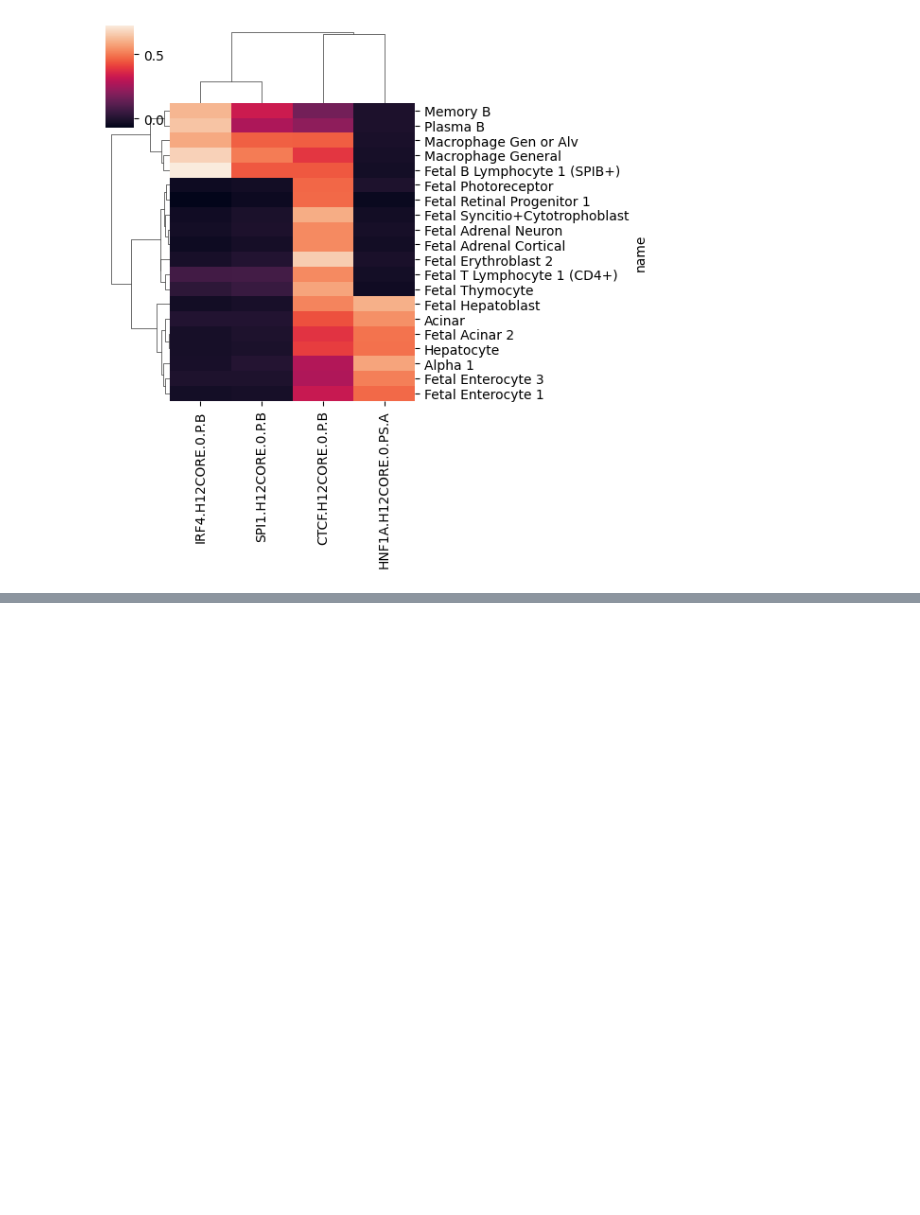
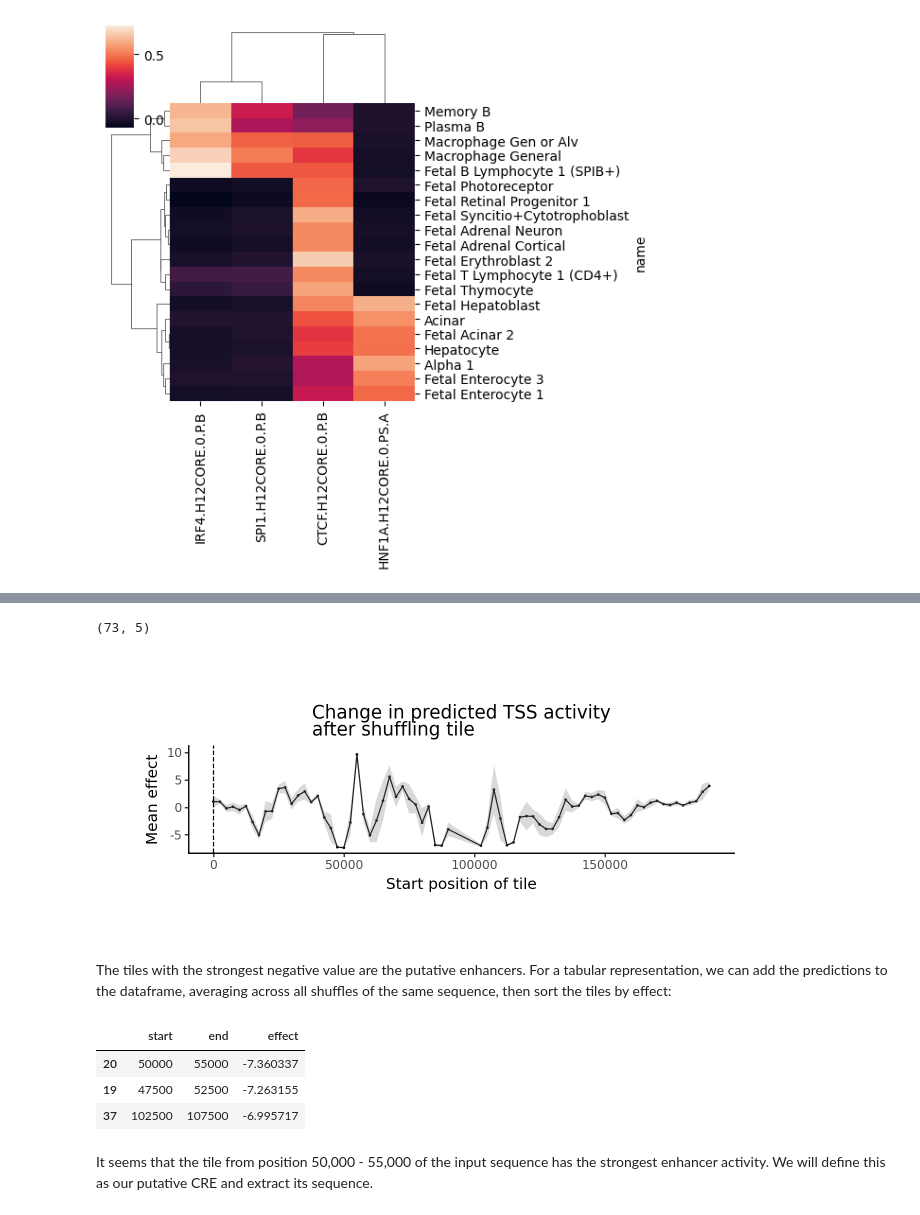
Before and after one commit to Genentech/gReLU, a Jupyter notebook: docs/tutorials/7_simulations.ipynb, the cells around one changed output, grey strips where cells are left out. Cells and saved outputs as stored; diff of their text form; code cells hidden in the pictures; blank space fills up the shorter version.

```diff
--- a/docs/tutorials/7_simulations.ipynb
+++ b/docs/tutorials/7_simulations.ipynb
@@ -167,0 +332,7 @@ sns.clustermap(mean_motif_effect.loc[:, variable_cell_types].T, figsize=(6,6))
+# %%
+from grelu.transforms.prediction_transforms import Aggregate
+tss_activity_transform = Aggregate(
+    tasks=k562_cage_track_idx,
+    positions=list(range(428, 468)), # these are the indices of the central bins overlapping with the TSS
+    length_aggfunc='sum' # Sum the output over all bins
+)
@@ -167,0 +407,15 @@ sns.clustermap(mean_motif_effect.loc[:, variable_cell_types].T, figsize=(6,6))
+# %%
+preds, tiles = grelu.interpret.simulate.shuffle_tiles(
+    model=enformer,
+    seqs=[input_seq],
+    tile_len=5000, # Length of region to shuffle
+    stride=2500, # Tiles will overlap by this much
+    protect_center= 5000, # Do not disrupt the central TSS region
+    n_shuffles = 5, # Number of times to shuffle each tile
+    seed = 0,
+    devices=0,
+    num_workers=16,
+    batch_size=8,
+    prediction_transform=tss_activity_transform,
+    compare_func='subtract',
+)
@@ -167,0 +444,16 @@ sns.clustermap(mean_motif_effect.loc[:, variable_cell_types].T, figsize=(6,6))
+# %%
+preds = preds.squeeze()
+preds.shape
+# %% [output]
+(73, 5)
+# %%
+grelu.visualize.plot_position_effect(
+    preds.T, tiles.start.tolist(),
+    title="Change in predicted TSS activity\nafter shuffling tile",
+    xlab="Start position of tile",
+    figsize=(6,2)
+)
+# %% [output]
+[figure, added]
+# %% [markdown]
+The tiles with the strongest negative value are the putative enhancers. For a tabular representation, we can add the predictions to the dataframe, averaging across all shuffles of the same sequence, then sort the tiles by effect:
@@ -167,0 +462,9 @@ sns.clustermap(mean_motif_effect.loc[:, variable_cell_types].T, figsize=(6,6))
+# %%
+tiles.sort_values('effect').head(3)
+# %% [output]
+|  | start | end | effect |
+| 20 | 50000 | 55000 | -7.360337 |
+| 19 | 47500 | 52500 | -7.263155 |
+| 37 | 102500 | 107500 | -6.995717 |
+# %% [markdown]
+It seems that the tile from position 50,000 - 55,000 of the input sequence has the strongest enhancer activity. We will define this as our putative CRE and extract its sequence.
```
Also changed, not shown: parts of 88 cells of this notebook.
